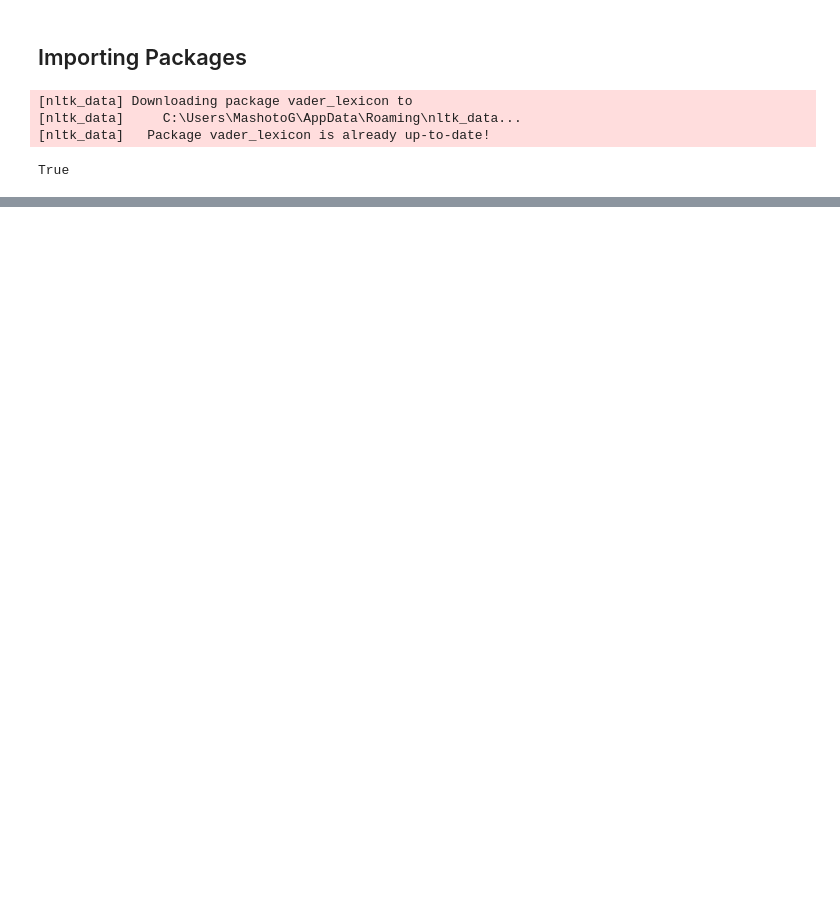
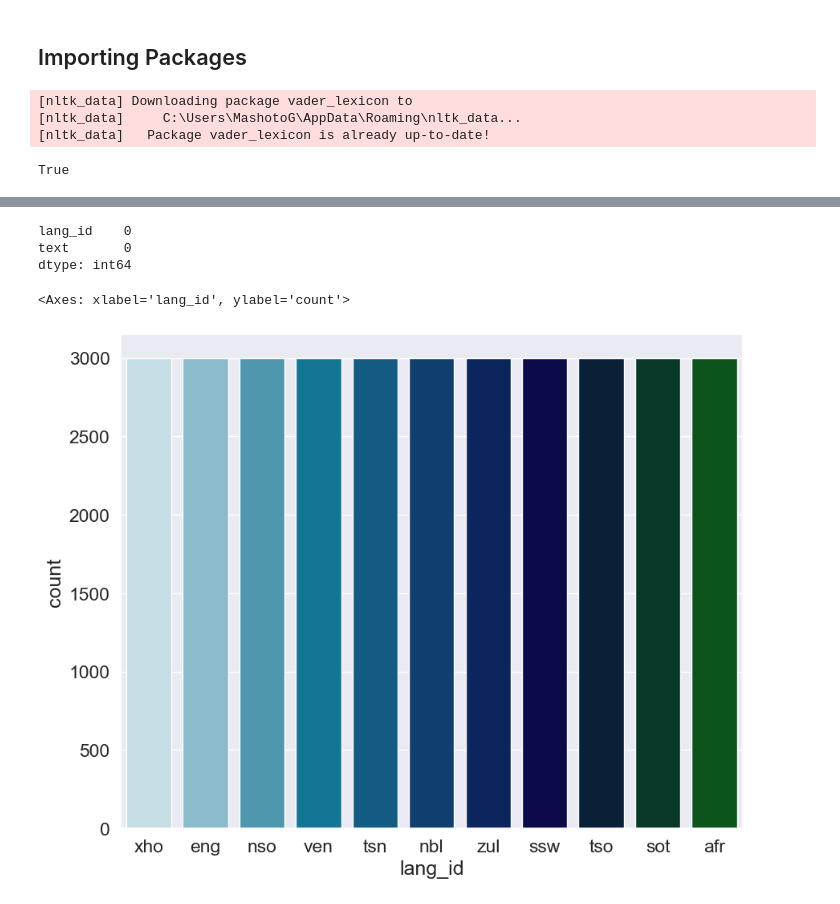
Before and after one commit to KgasagoGH/hackathon, a Jupyter notebook: mashoto-hackathon.ipynb, the cells around one changed output, grey strips where cells are left out. Cells and saved outputs as stored; diff of their text form; code cells hidden in the pictures; blank space fills up the shorter version.

Commit message:
created some EDA for data reading

```diff
--- a/mashoto-hackathon.ipynb
+++ b/mashoto-hackathon.ipynb
@@ -63,0 +87,4 @@ True
+# %%
+# importing the dataset
+train = pd.read_csv('train_set.csv')
+test = pd.read_csv('test_set.csv')
@@ -63,0 +124,16 @@ True
+# %%
+# checking null values
+
+train.isna().sum()
+# %% [output]
+lang_id    0
+text       0
+dtype: int64
+# %%
+# Set the size of the figure for the plot
+plt.figure(figsize=(10, 8))
+# Create a count plot using Seaborn
+sns.countplot(x='lang_id', data=train, palette='ocean_r')
+# %% [output]
+<Axes: xlabel='lang_id', ylabel='count'>
+[figure, added]
```
Also changed, not shown: parts of 7 cells of this notebook.
